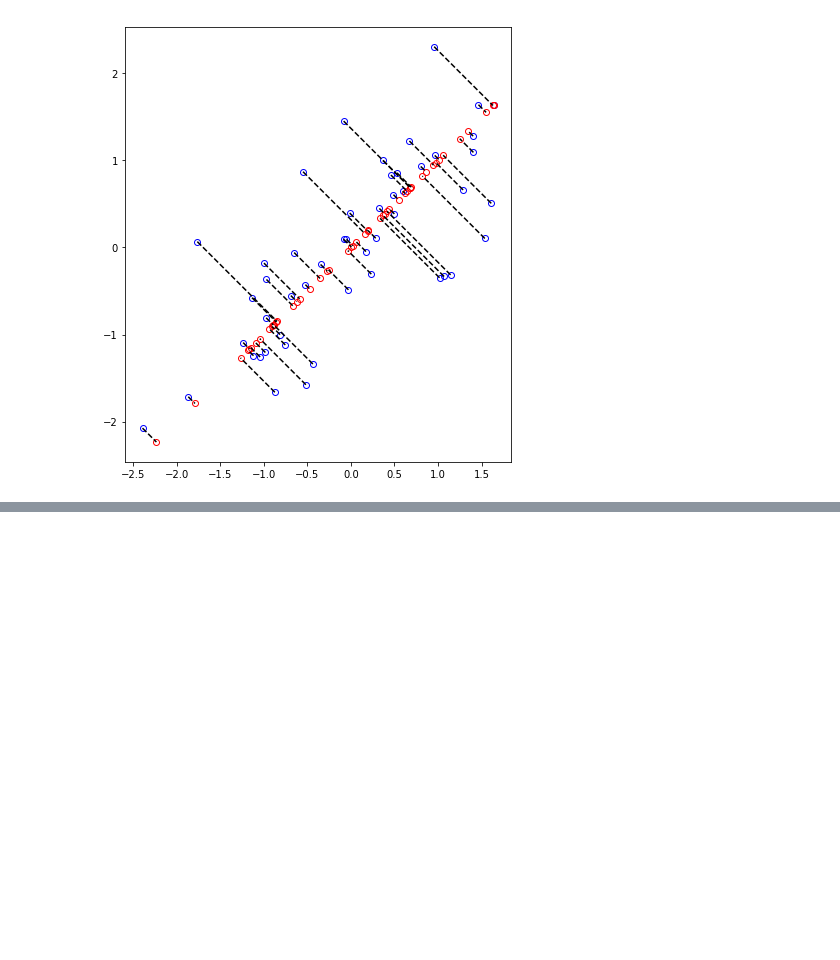
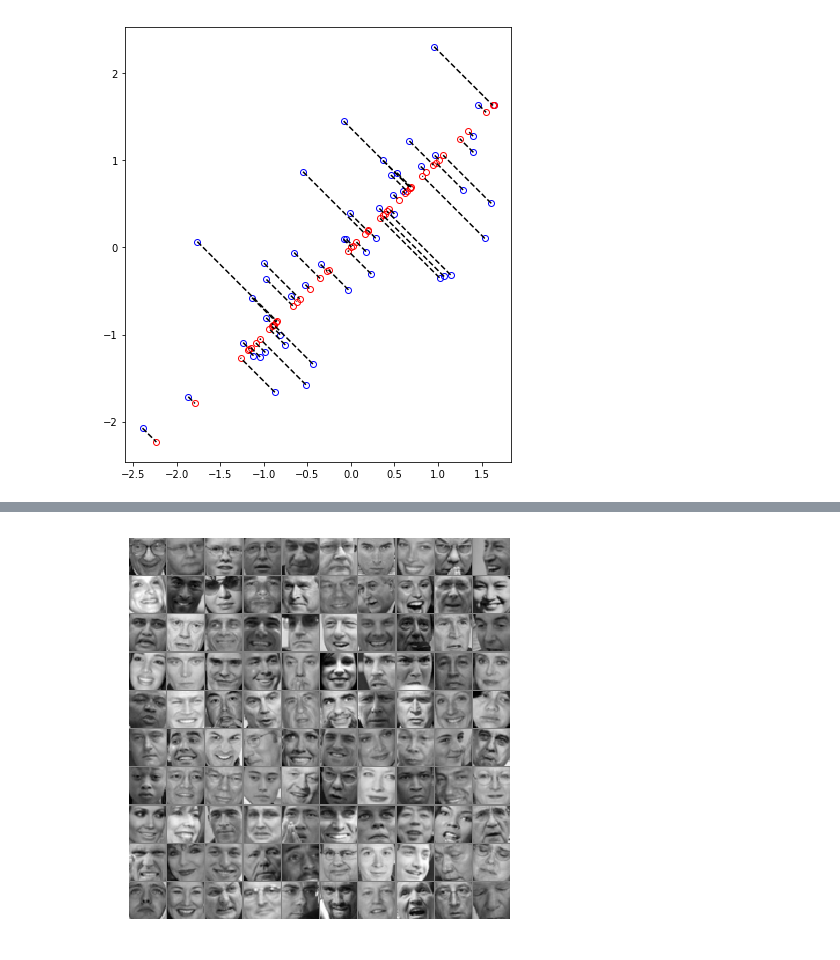
Before and after one commit to oeyh/NN, a Jupyter notebook: assignment7 K-means Clustering and PCA/assignment 7 K-means and PCA.ipynb, the cells around one changed output, grey strips where cells are left out. Drawn from its saved outputs; the diff is of its cells as text; code cells hidden in the pictures; blank space fills up the shorter version.

Commit message:
completed assignment7 PCA part

```diff
--- a/assignment7 K-means Clustering and PCA/assignment 7 K-means and PCA.ipynb
+++ b/assignment7 K-means Clustering and PCA/assignment 7 K-means and PCA.ipynb
@@ -485,0 +490,38 @@ for i in range(X.shape[0]):
+# %%
+# revising from displayData() function in assignment 3
+
+def displayData(X):
+    """displays the first 100 face image data stored in X in a nice grid.
+        It returns the figure handle fig, ax
+    """
+
+    # number of rows and cols for display
+    m = int(np.floor(np.sqrt(X.shape[0])))
+
+    # number of row pixels and col pixels in each image
+    n = int(np.sqrt(X.shape[1]))
+
+    # padding between 2 images
+    pad = 1
+
+    # initialize matrix with 0
+    wholeimage = np.zeros((n*m+pad*(m-1), n*m+pad*(m-1)))
+    # fill values
+    for i in range(m):
+        for j in range(m):
+            wholeimage[j*(n+pad):j*(n+pad)+n, i*(n+pad):i*(n+pad)+n] = X[m*i+j, :].reshape((n, n))
+
+    fig, ax = plt.subplots(figsize=(7, 7))
+    ax.imshow(wholeimage.T, cmap=plt.cm.gray)
+    ax.axis('off')
+
+    return fig, ax
+# %%
+# visualizing face data
+data = loadmat('ex7faces.mat')
+
+X = data['X']
+
+fig, ax = displayData(X[:100, :])
+# %% [output]
+[figure, added]
```
Also changed, not shown: parts of 9 cells of this notebook, 2 other files.
